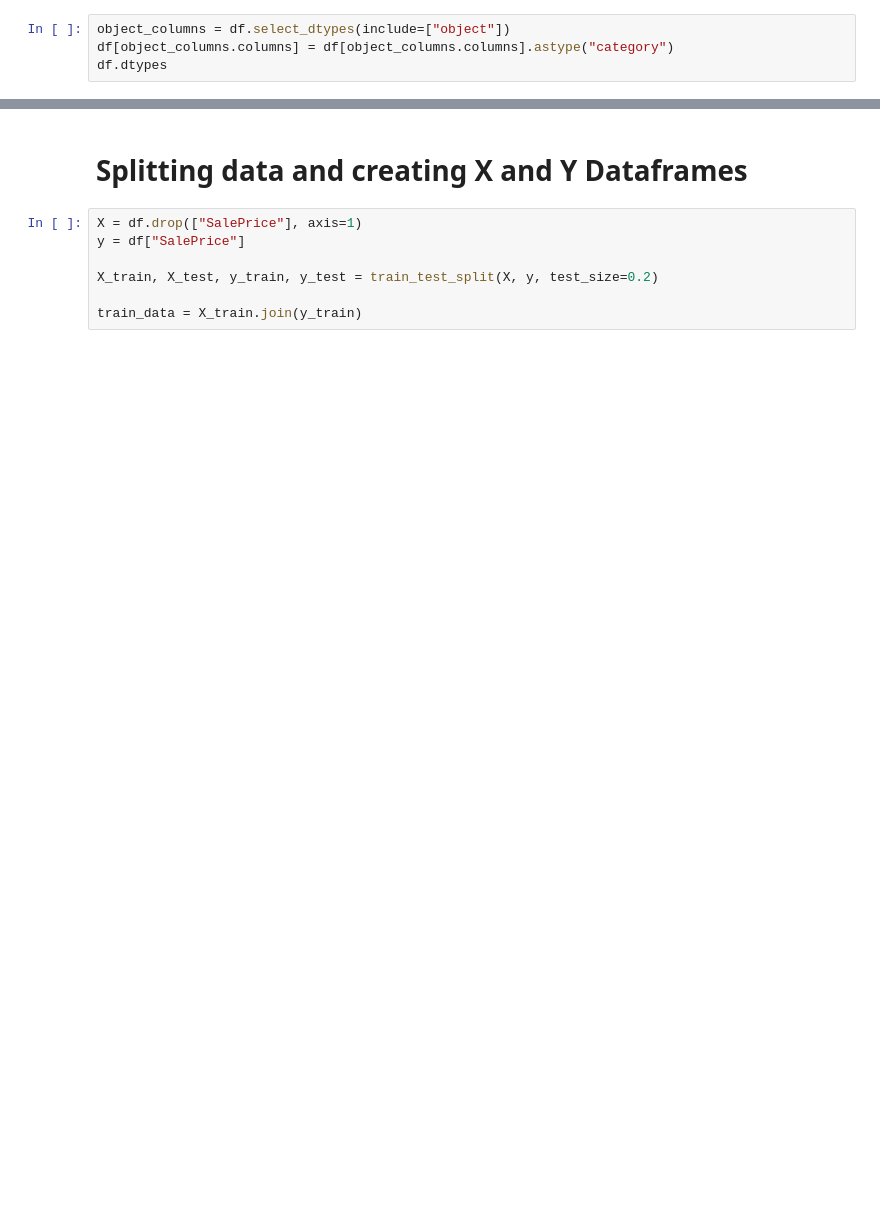
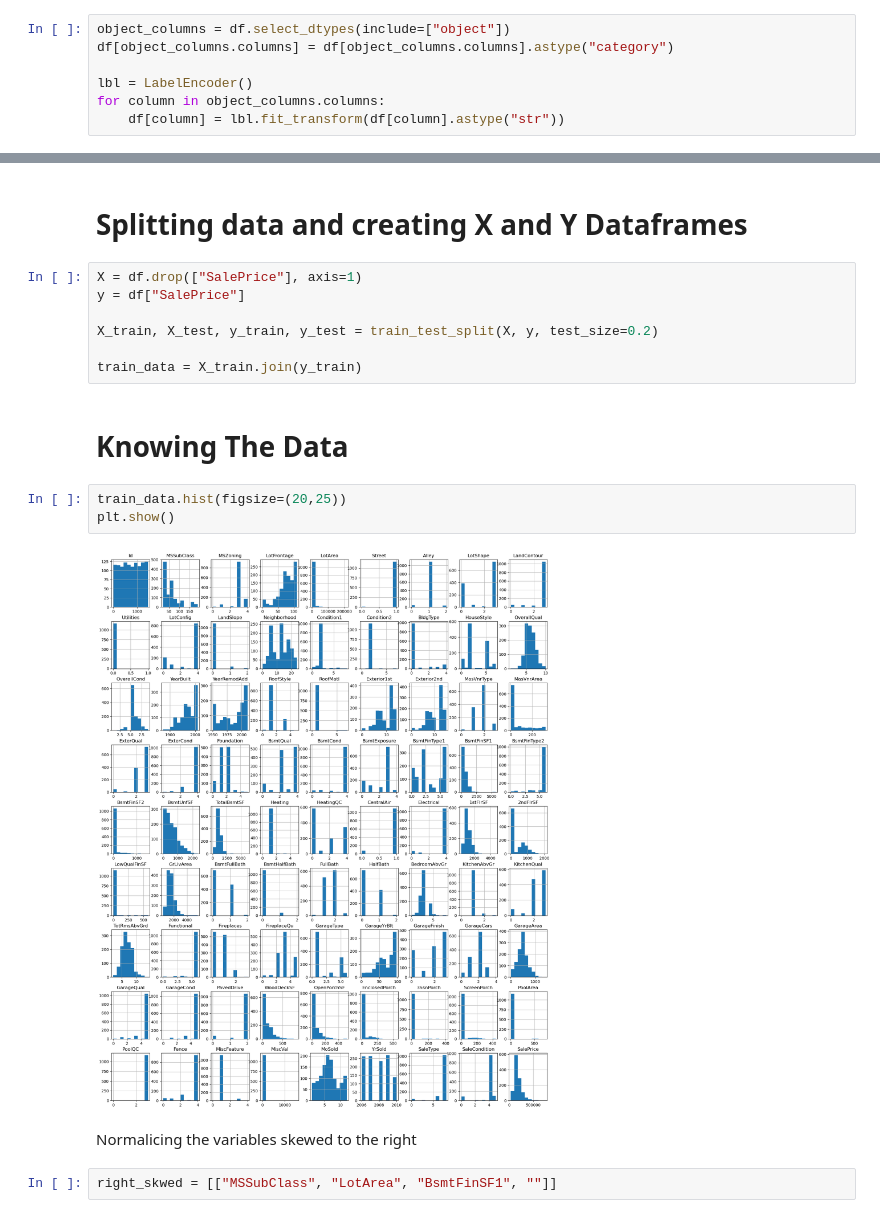
Before and after one commit to Alejolamilla/House-Prices, a Jupyter notebook: house_prices.ipynb, the cells around one changed output, grey strips where cells are left out. Drawn from its saved outputs; the diff is of its cells as text; blank space fills up the shorter version.

```diff
--- a/house_prices.ipynb
+++ b/house_prices.ipynb
@@ -78,4 +79,7 @@ Converting object data into category data
 # %%
 object_columns = df.select_dtypes(include=["object"])
 df[object_columns.columns] = df[object_columns.columns].astype("category")
-df.dtypes
+
+lbl = LabelEncoder()
+for column in object_columns.columns:
+    df[column] = lbl.fit_transform(df[column].astype("str"))
@@ -101,3 +102,14 @@ y = df["SalePrice"]
 X_train, X_test, y_train, y_test = train_test_split(X, y, test_size=0.2)
 
 train_data = X_train.join(y_train)
+# %% [markdown]
+# Knowing The Data
+# %%
+train_data.hist(figsize=(20,25))
+plt.show()
+# %% [output]
+[figure, added]
+# %% [markdown]
+Normalicing the variables skewed to the right
+# %%
+right_skwed = [["MSSubClass", "LotArea", "BsmtFinSF1", ""]]
```
Also changed, not shown: parts of 3 cells of this notebook.
